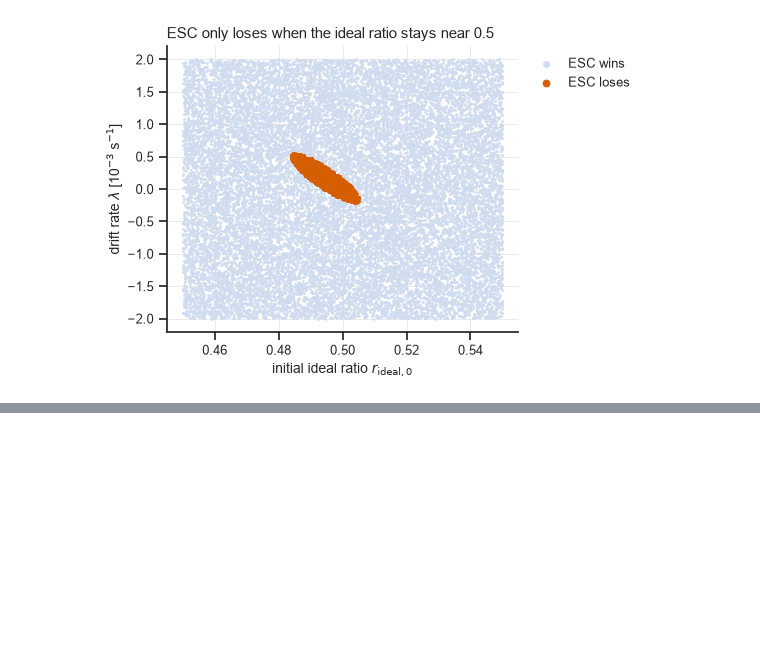
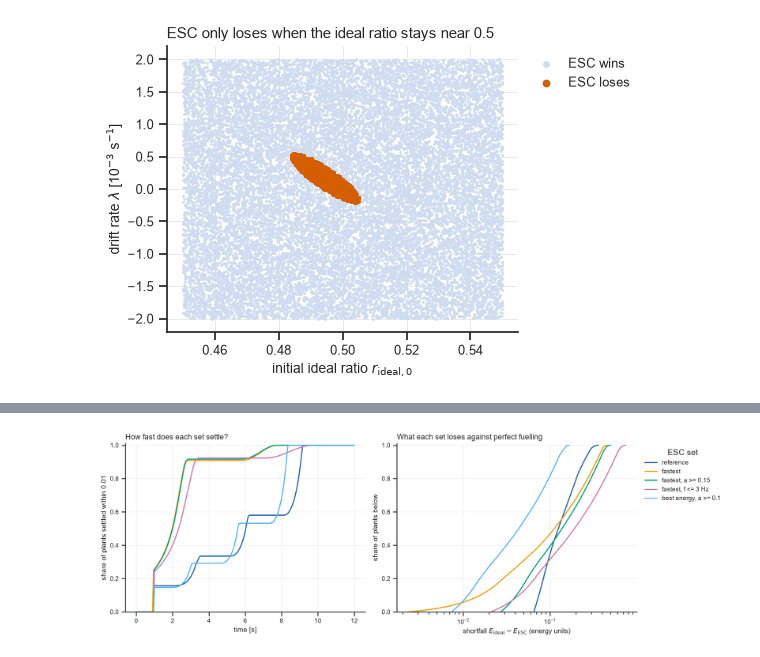
Before and after one commit to HaoPhuc/esc-fuel-ratio, a Jupyter notebook: Optimal-to-operate/OTO-ESC_fix.ipynb, the cells around one changed output, grey strips where cells are left out. Cells and saved outputs as stored; diff of their text form; code cells hidden in the pictures; blank space fills up the shorter version.

```diff
--- a/Optimal-to-operate/OTO-ESC_fix.ipynb
+++ b/Optimal-to-operate/OTO-ESC_fix.ipynb
@@ -167,0 +251,19 @@ In these runs the ideal ratio stays close to 0.5: it starts between 0.484 and 0.
+# %%
+fig, axes = plt.subplots(1, 2, figsize=(13, 4.4), dpi=150)
+times = np.linspace(0, 12, 241)
+for name, r in chosen.items():
+    settle = r['settling_time_0.01'].to_numpy()
+    axes[0].plot(times, [(settle <= t).mean() for t in times], color=SET_COLORS[name], label=name)
+    shortfall = np.sort(r['shortfall'].to_numpy())
+    axes[1].plot(shortfall, np.arange(1, len(shortfall) + 1) / len(shortfall), color=SET_COLORS[name], label=name)
+axes[0].set_xlabel('time [s]'); axes[0].set_ylabel('share of plants settled within 0.01')
+axes[0].set_title('How fast does each set settle?')
+axes[1].set_xscale('log'); axes[1].set_xlabel(r'shortfall $E_\mathrm{ideal} - E_\mathrm{ESC}$ (energy units)')
+axes[1].set_ylabel('share of plants below'); axes[1].set_title('What each set loses against perfect fuelling')
+for ax in axes:
+    ax.set_ylim(0, 1.01)
+axes[1].legend(title='ESC set', loc='upper left', bbox_to_anchor=(1.01, 1.0))
+fig.tight_layout()
+plt.show()
+# %% [output]
+[figure, added]
```
Also changed, not shown: parts of 22 cells of this notebook, 7 other files.
